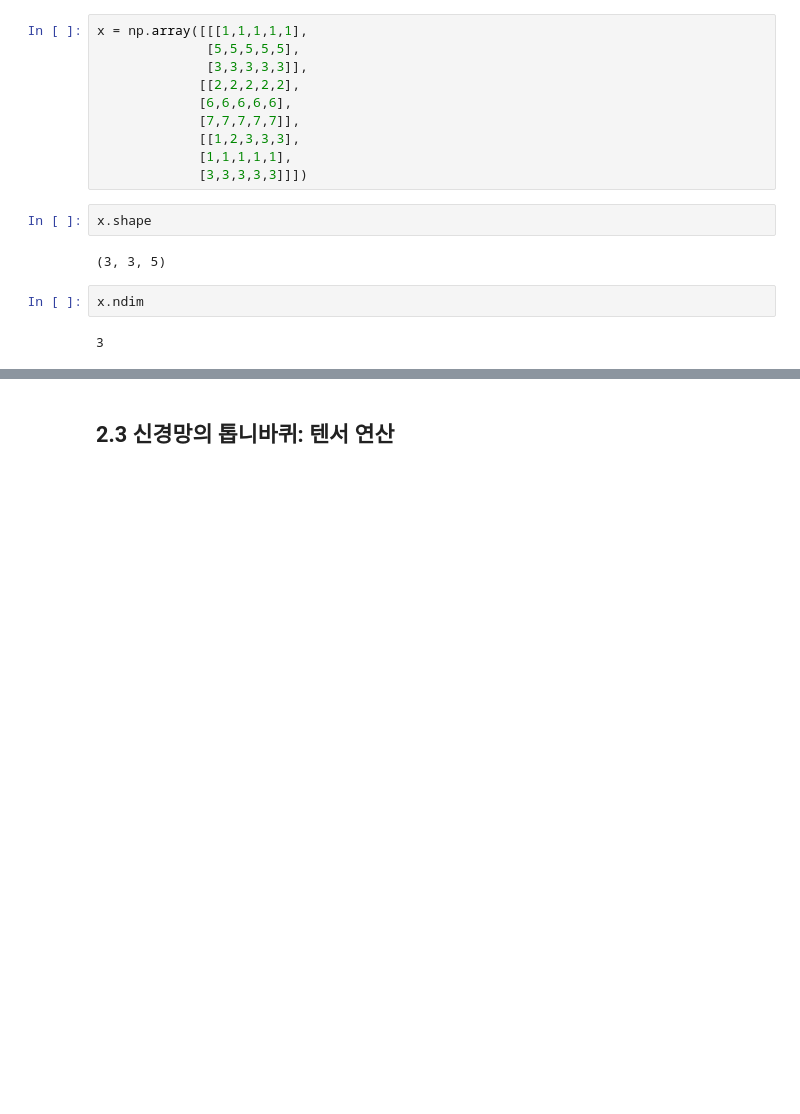
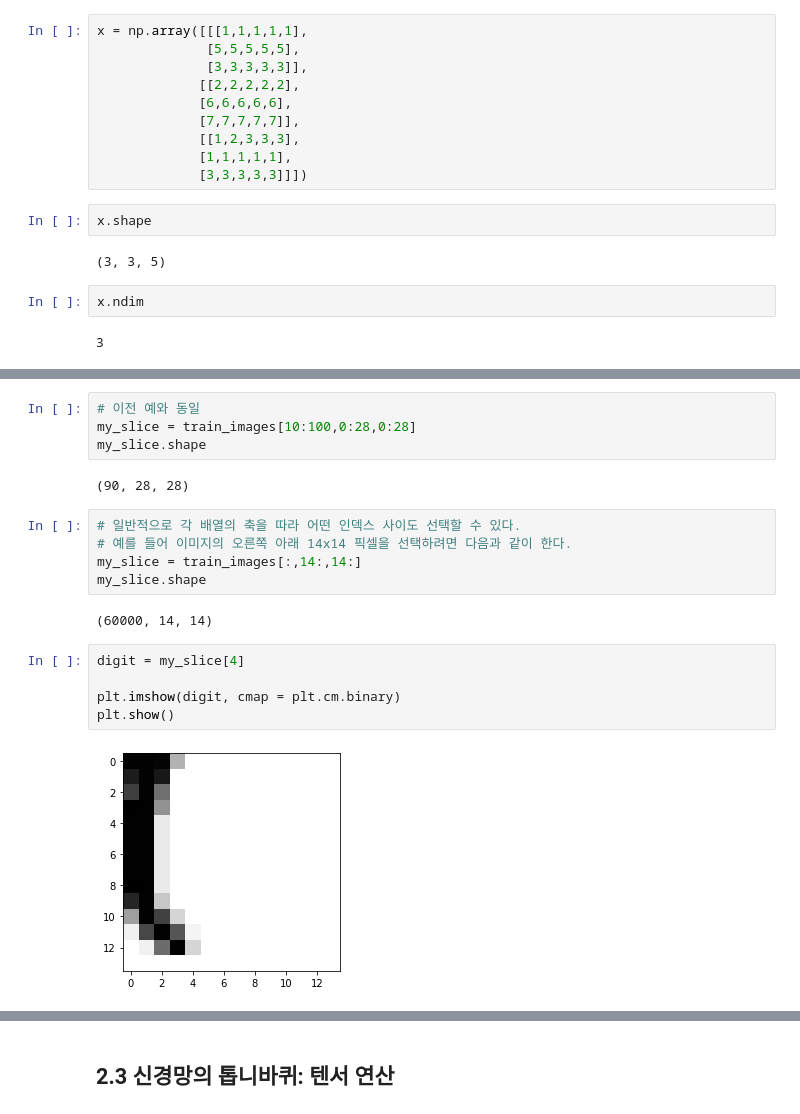
Before and after one commit to seungcho/Deep-Learning-to-Learn-from-the-Creator-of-Keras, a Jupyter notebook: 2장 신경망의 수학적 구성 요소.ipynb, the cells around one changed output, grey strips where cells are left out. Cells and saved outputs as stored; diff of their text form; blank space fills up the shorter version.

```diff
--- a/2장 신경망의 수학적 구성 요소.ipynb
+++ b/2장 신경망의 수학적 구성 요소.ipynb
@@ -255,0 +272,20 @@ my_slice.shape
+# %%
+# 이전 예와 동일
+my_slice = train_images[10:100,0:28,0:28]
+my_slice.shape
+# %% [output]
+(90, 28, 28)
+# %%
+# 일반적으로 각 배열의 축을 따라 어떤 인덱스 사이도 선택할 수 있다.
+# 예를 들어 이미지의 오른쪽 아래 14x14 픽셀을 선택하려면 다음과 같이 한다.
+my_slice = train_images[:,14:,14:]
+my_slice.shape
+# %% [output]
+(60000, 14, 14)
+# %%
+digit = my_slice[4]
+
+plt.imshow(digit, cmap = plt.cm.binary)
+plt.show()
+# %% [output]
+[figure, added]
```
Also changed, not shown: parts of 179 cells of this notebook, 15 other files.
